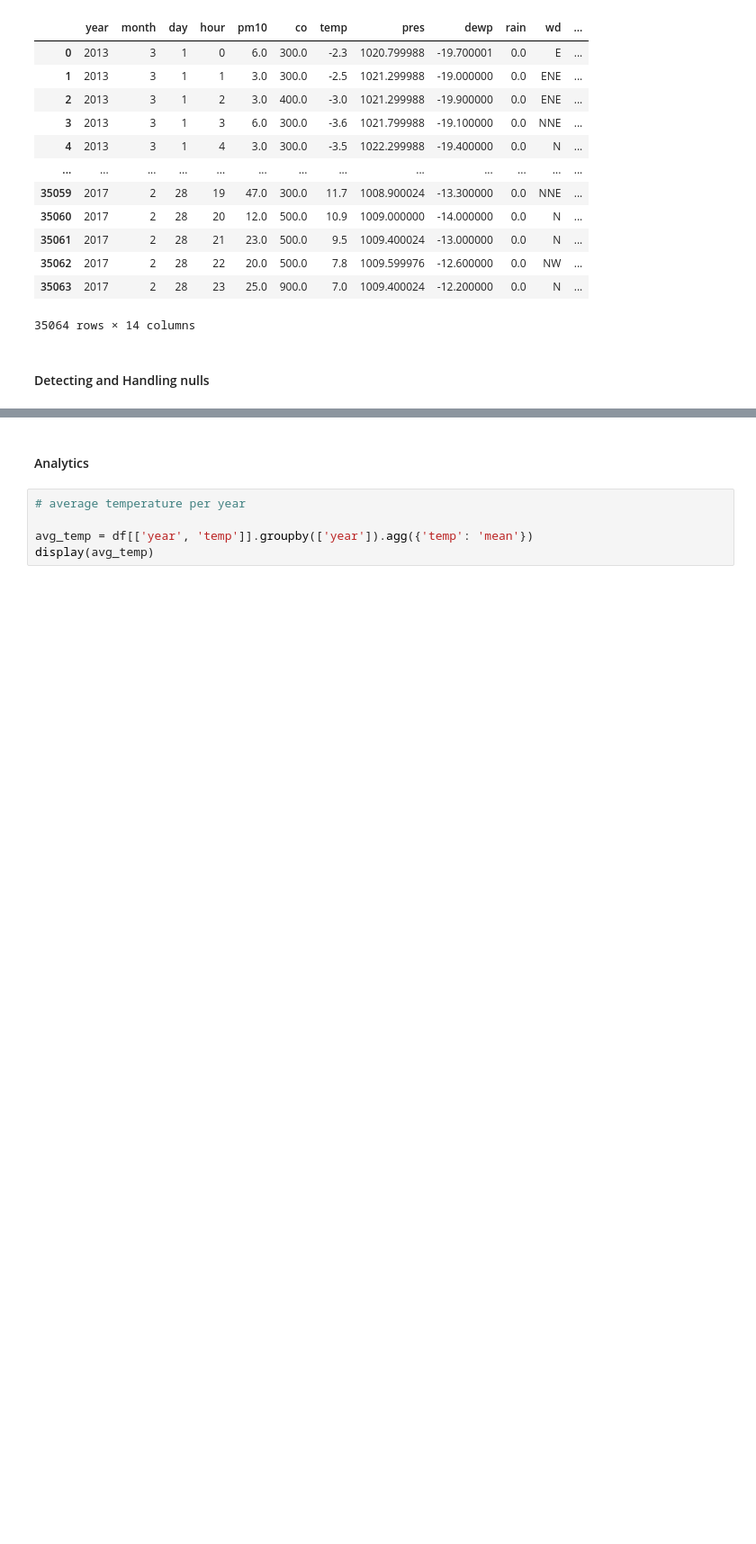
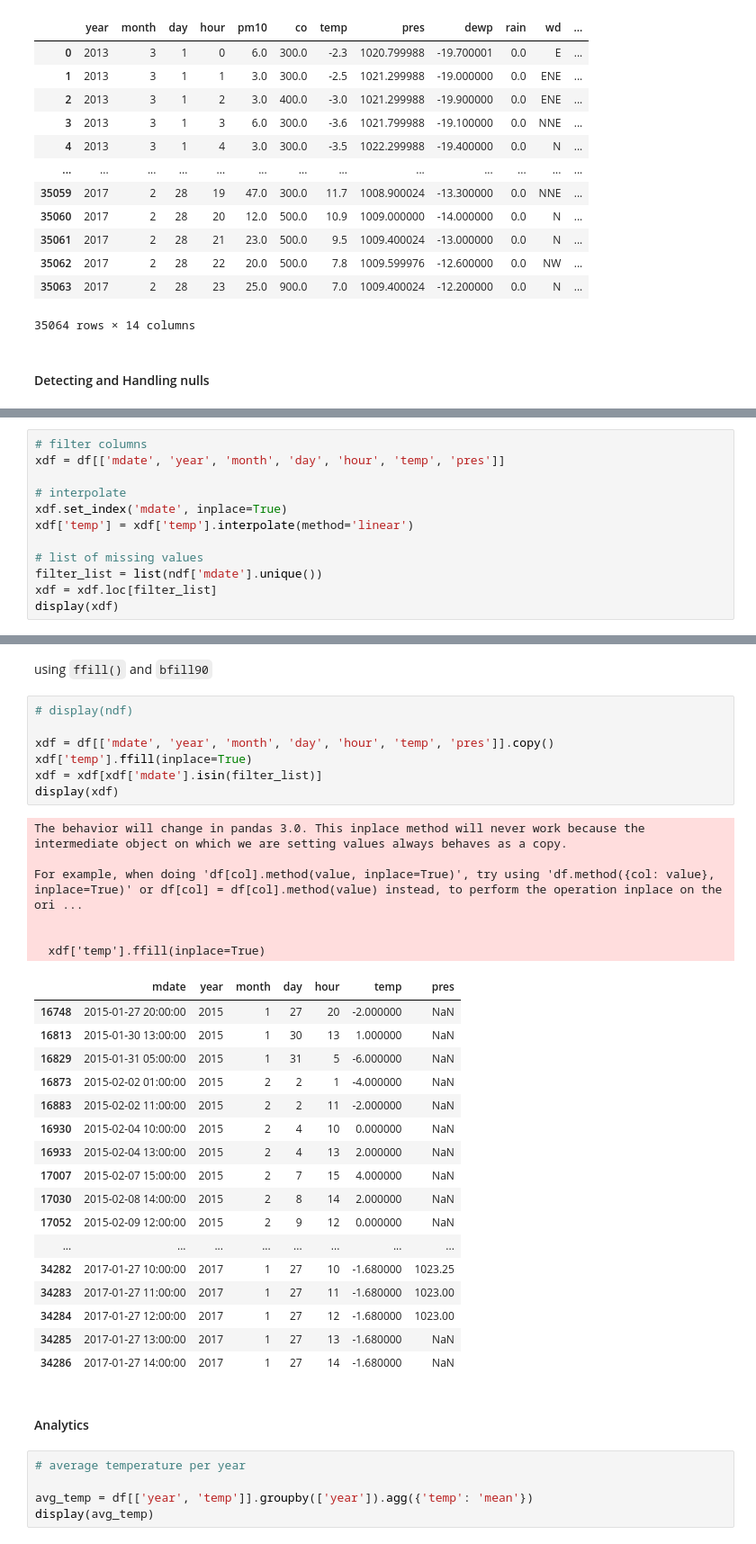
Before and after one commit to parvister/wander-py, a Jupyter notebook: interview-prep/cap-one/pandas_review.ipynb, the cells around one changed output, grey strips where cells are left out. Shown: that part at 90% size. Saved outputs shown, nothing was run; the diff lists cells and outputs as text; blank space fills up the shorter version.

```diff
--- a/interview-prep/cap-one/pandas_review.ipynb
+++ b/interview-prep/cap-one/pandas_review.ipynb
@@ -167,0 +202,12 @@ dtype: int64
+# %%
+# filter columns
+xdf = df[['mdate', 'year', 'month', 'day', 'hour', 'temp', 'pres']]
+
+# interpolate
+xdf.set_index('mdate', inplace=True)
+xdf['temp'] = xdf['temp'].interpolate(method='linear')
+
+# list of missing values
+filter_list = list(ndf['mdate'].unique())
+xdf = xdf.loc[filter_list]
+display(xdf)
@@ -168,3 +238,36 @@ dtype: int64
+# %% [markdown]
+using `ffill()` and `bfill90`
+# %%
+# display(ndf)
+
+xdf = df[['mdate', 'year', 'month', 'day', 'hour', 'temp', 'pres']].copy()
+xdf['temp'].ffill(inplace=True)
+xdf = xdf[xdf['mdate'].isin(filter_list)]
+display(xdf)
+# %% [output]
+The behavior will change in pandas 3.0. This inplace method will never work because the intermediate object on which we are setting values always behaves as a copy.
+
+For example, when doing 'df[col].method(value, inplace=True)', try using 'df.method({col: value}, inplace=True)' or df[col] = df[col].method(value) instead, to perform the operation inplace on the ori ...
+
+
+  xdf['temp'].ffill(inplace=True)
+|  | mdate | year | month | day | hour | temp | pres |
+| 16748 | 2015-01-27 20:00:00 | 2015 | 1 | 27 | 20 | -2.000000 | NaN |
+| 16813 | 2015-01-30 13:00:00 | 2015 | 1 | 30 | 13 | 1.000000 | NaN |
+| 16829 | 2015-01-31 05:00:00 | 2015 | 1 | 31 | 5 | -6.000000 | NaN |
+| 16873 | 2015-02-02 01:00:00 | 2015 | 2 | 2 | 1 | -4.000000 | NaN |
+| 16883 | 2015-02-02 11:00:00 | 2015 | 2 | 2 | 11 | -2.000000 | NaN |
+| 16930 | 2015-02-04 10:00:00 | 2015 | 2 | 4 | 10 | 0.000000 | NaN |
+| 16933 | 2015-02-04 13:00:00 | 2015 | 2 | 4 | 13 | 2.000000 | NaN |
+| 17007 | 2015-02-07 15:00:00 | 2015 | 2 | 7 | 15 | 4.000000 | NaN |
+| 17030 | 2015-02-08 14:00:00 | 2015 | 2 | 8 | 14 | 2.000000 | NaN |
+| 17052 | 2015-02-09 12:00:00 | 2015 | 2 | 9 | 12 | 0.000000 | NaN |
+| ... | ... | ... | ... | ... | ... | ... | ... |
+| 34282 | 2017-01-27 10:00:00 | 2017 | 1 | 27 | 10 | -1.680000 | 1023.25 |
+| 34283 | 2017-01-27 11:00:00 | 2017 | 1 | 27 | 11 | -1.680000 | 1023.00 |
+| 34284 | 2017-01-27 12:00:00 | 2017 | 1 | 27 | 12 | -1.680000 | 1023.00 |
+| 34285 | 2017-01-27 13:00:00 | 2017 | 1 | 27 | 13 | -1.680000 | NaN |
+| 34286 | 2017-01-27 14:00:00 | 2017 | 1 | 27 | 14 | -1.680000 | NaN |
 # %% [markdown]
 #### Analytics
 # %%
```
Also changed, not shown: parts of 7 cells of this notebook.
